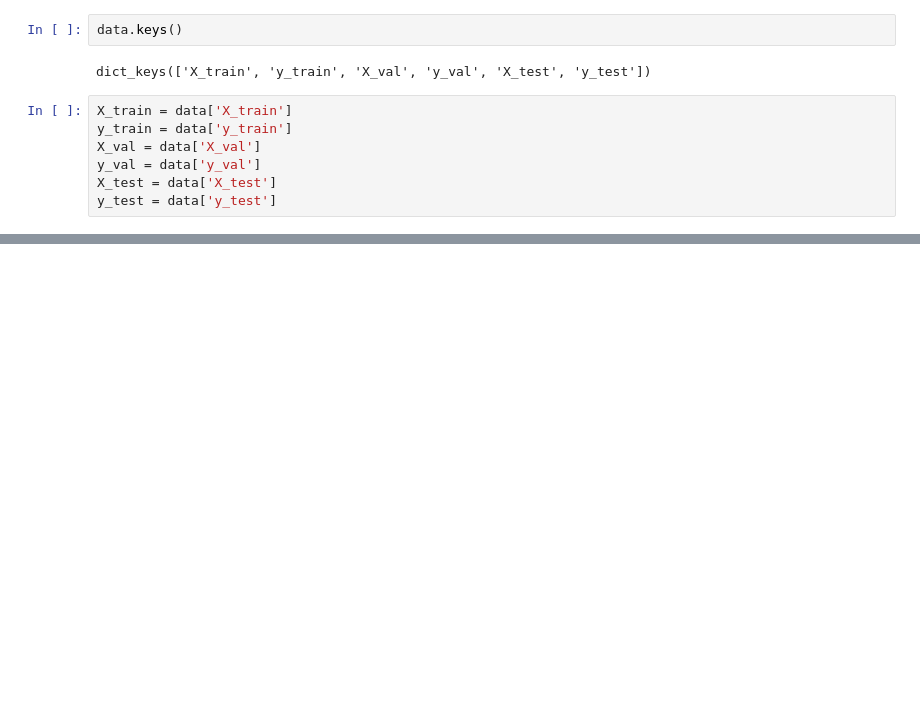
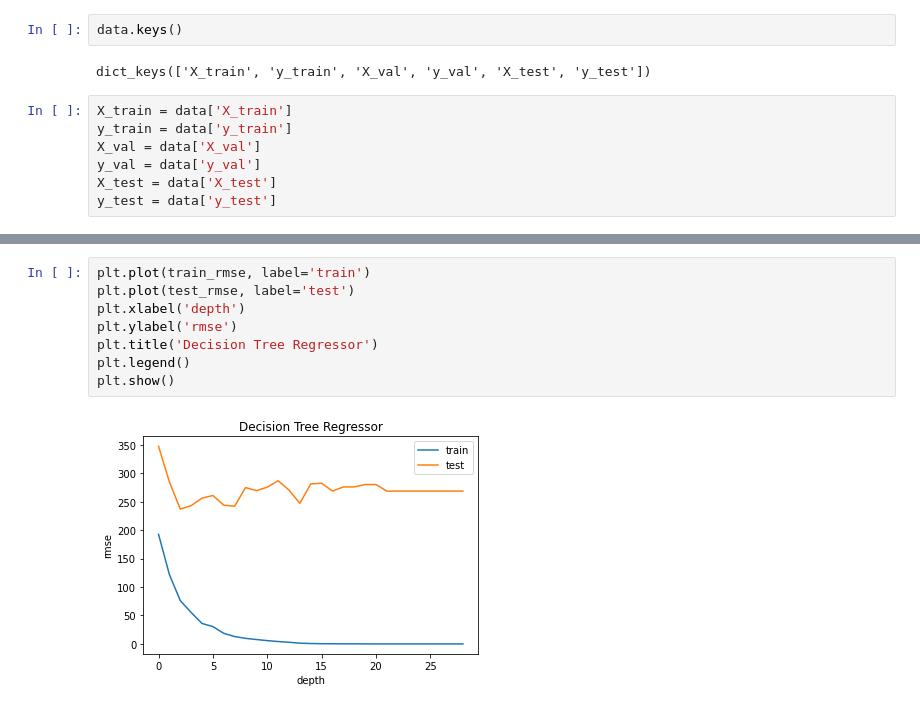
Before and after one commit to manami-16/boston-housing-analysis, a Jupyter notebook: Decision_Tree.ipynb, the cells around one changed output, grey strips where cells are left out. Cells and saved outputs as stored; diff of their text form; blank space fills up the shorter version.

```diff
--- a/Decision_Tree.ipynb
+++ b/Decision_Tree.ipynb
@@ -20,0 +65,10 @@ y_test = data['y_test']
+# %%
+plt.plot(train_rmse, label='train')
+plt.plot(test_rmse, label='test')
+plt.xlabel('depth')
+plt.ylabel('rmse')
+plt.title('Decision Tree Regressor')
+plt.legend()
+plt.show()
+# %% [output]
+[figure, added]
```
Also changed, not shown: parts of 8 cells of this notebook, 3 other files.
